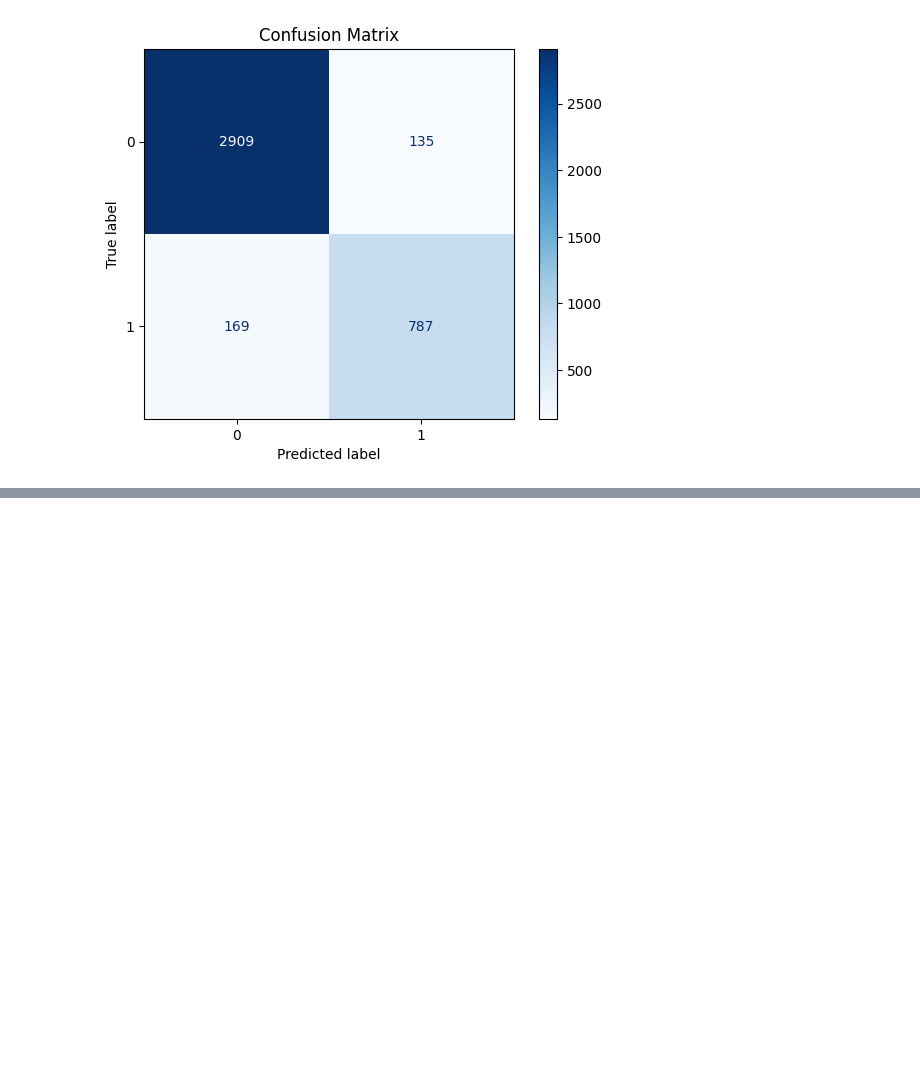
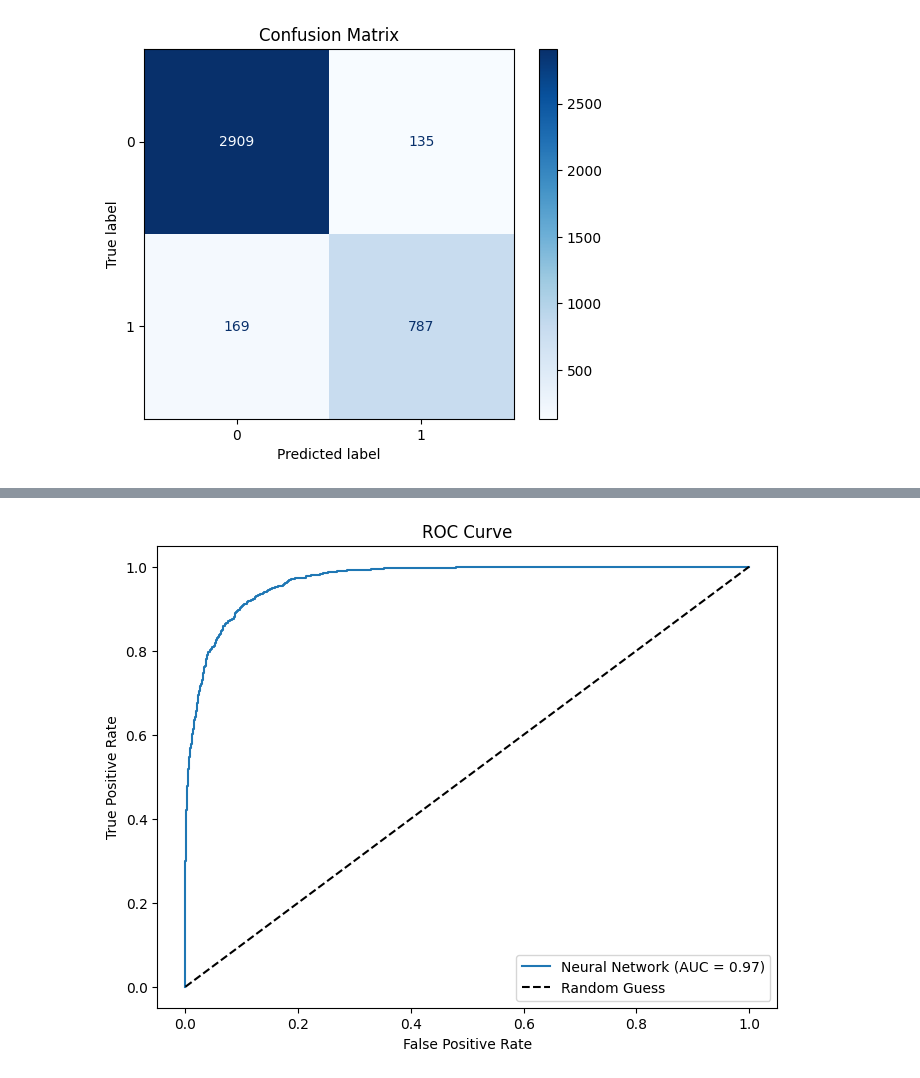
Before and after one commit to pruthvidholakia/Loan-Approval-Prediction, a Jupyter notebook: ML_Final_Project_Loan_Prediction.ipynb, the cells around one changed output, grey strips where cells are left out. Drawn from its saved outputs; the diff is of its cells as text; code cells hidden in the pictures; blank space fills up the shorter version.

Commit message:
added neural network code

```diff
--- a/ML_Final_Project_Loan_Prediction.ipynb
+++ b/ML_Final_Project_Loan_Prediction.ipynb
@@ -406,0 +459,10 @@ plt.show()
+# %%
+# Evaluate the model on the test set
+y_pred = (best_model.predict(X_test) > 0.5).astype("int32")
+print("\nClassification Report:")
+print(classification_report(y_test, y_pred))
+
+# Calculate and print AUC-ROC
+y_prob = best_model.predict(X_test).ravel()
+auc = roc_auc_score(y_test, y_prob)
+print(f"AUC-ROC: {auc:.2f}")
@@ -406,0 +496,14 @@ plt.show()
+# %%
+# Plot the ROC Curve
+from sklearn.metrics import roc_curve
+fpr, tpr, _ = roc_curve(y_test, y_prob)
+plt.figure(figsize=(8, 6))
+plt.plot(fpr, tpr, label=f'Neural Network (AUC = {auc:.2f})')
+plt.plot([0, 1], [0, 1], 'k--', label='Random Guess')
+plt.xlabel('False Positive Rate')
+plt.ylabel('True Positive Rate')
+plt.title('ROC Curve')
+plt.legend(loc='best')
+plt.show()
+# %% [output]
+[figure, added]
```
Also changed, not shown: parts of 5 cells of this notebook, 33 other files.
